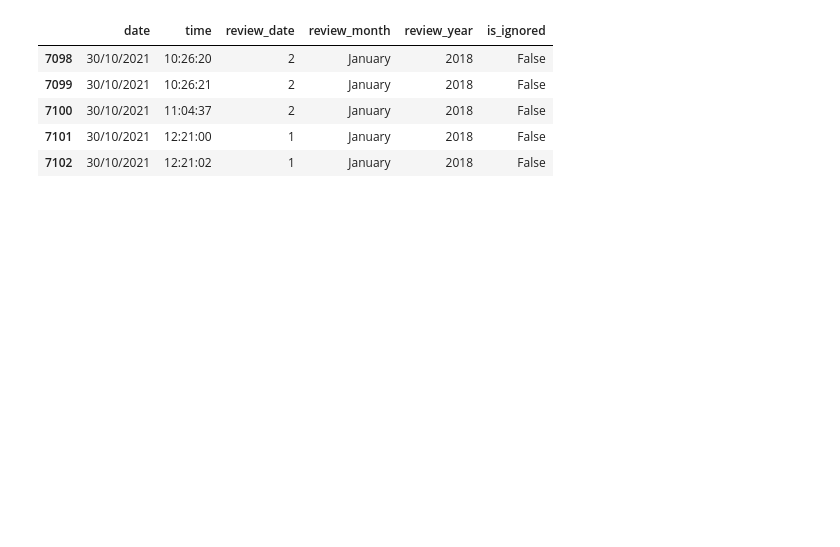
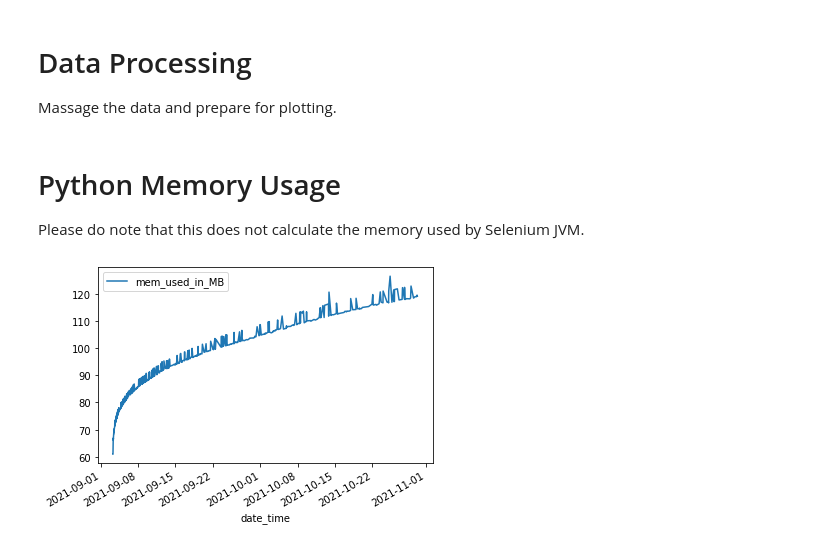
Before and after one commit to sukantamaikap/google_review_data_scraping, a Jupyter notebook: ScrapingLogAnalysis.ipynb, the cells around one changed output. Cells and saved outputs as stored; diff of their text form; code cells hidden in the pictures; blank space fills up the shorter version.

```diff
--- a/ScrapingLogAnalysis.ipynb
+++ b/ScrapingLogAnalysis.ipynb
@@ -3,3 +5,7 @@ import pandas as pd
+# %% [markdown]
+# Data Processing
+
+Massage the data and prepare for plotting.
 # %%
 
 log_data  = open('review_screp.out', 'r')
@@ -11,35 +17,31 @@ mem_usage = []
 
 for line in log_data:
     elements = line.split('::')
-    datetime = elements[0].split(' ')
-    date = datetime[0]
-    time = datetime[1]
+    date_time = datetime.strptime(elements[0].strip(), '%d/%m/%Y %H:%M:%S')
 
     if 'memory used in MB' in elements[1]:
-        mem_used_in_mb = elements[1].split(':')[1].strip().split(' ')[0]
-        mem_usage.append([date, time, mem_used_in_mb])
+        mem_used_in_mb = float(elements[1].split(':')[1].strip().split(' ')[0])
+        mem_usage.append([date_time, mem_used_in_mb])
     elif 'Reviews scanned so far' in elements[1]:
-        reviews_scanned = elements[1].split('&&')[0].split(':')[1].strip()
-        count.append([date, time, reviews_scanned])
+        reviews_scanned = int(elements[1].split('&&')[0].split(':')[1].strip())
+        count.append([date_time, reviews_scanned])
     elif 'date in process:' in elements[1]:
         split_log = elements[1].split(',')
         extract_from = split_log[0].split(' ')
-        day = extract_from[-1]
-        month = extract_from[-2]
-        year = split_log[1].strip()
         ignored = 'is before our start date!!' in split_log[-1]
-
-        execution.append([date, time, day, month, year, ignored])
+        execution.append([date_time, ignored])
+        # we ignore the last few lines
 
 
-df_execution = pd.DataFrame(execution, columns=['date', 'time', 'review_date', 'review_month', 'review_year', 'is_ignored'])
-df_count = pd.DataFrame(count, columns=['date', 'time', 'reviews_scanned'])
-df_mem_usage = pd.DataFrame(mem_usage, columns=['date', 'time', 'mem_used_in_MB'])
-df_execution.tail()
+df_execution = pd.DataFrame(execution, columns=['date_time', 'is_ignored'])
+df_count = pd.DataFrame(count, columns=['date_time', 'reviews_scanned'])
+df_mem_usage = pd.DataFrame(mem_usage, columns=['date_time', 'mem_used_in_MB'])
-# %% [output]
-|  | date | time | review_date | review_month | review_year | is_ignored |
-| 7098 | 30/10/2021 | 10:26:20 | 2 | January | 2018 | False |
-| 7099 | 30/10/2021 | 10:26:21 | 2 | January | 2018 | False |
-| 7100 | 30/10/2021 | 11:04:37 | 2 | January | 2018 | False |
-| 7101 | 30/10/2021 | 12:21:00 | 1 | January | 2018 | False |
-| 7102 | 30/10/2021 | 12:21:02 | 1 | January | 2018 | False |
+# %% [markdown]
+# Python Memory Usage
+
+Please do note that this does not calculate the memory used by Selenium JVM.
+# %%
+df_mem_usage.plot(x='date_time', y='mem_used_in_MB')
+plt.show()
+# %% [output]
+[figure, added]
```
Also changed, not shown: parts of 3 cells of this notebook.
